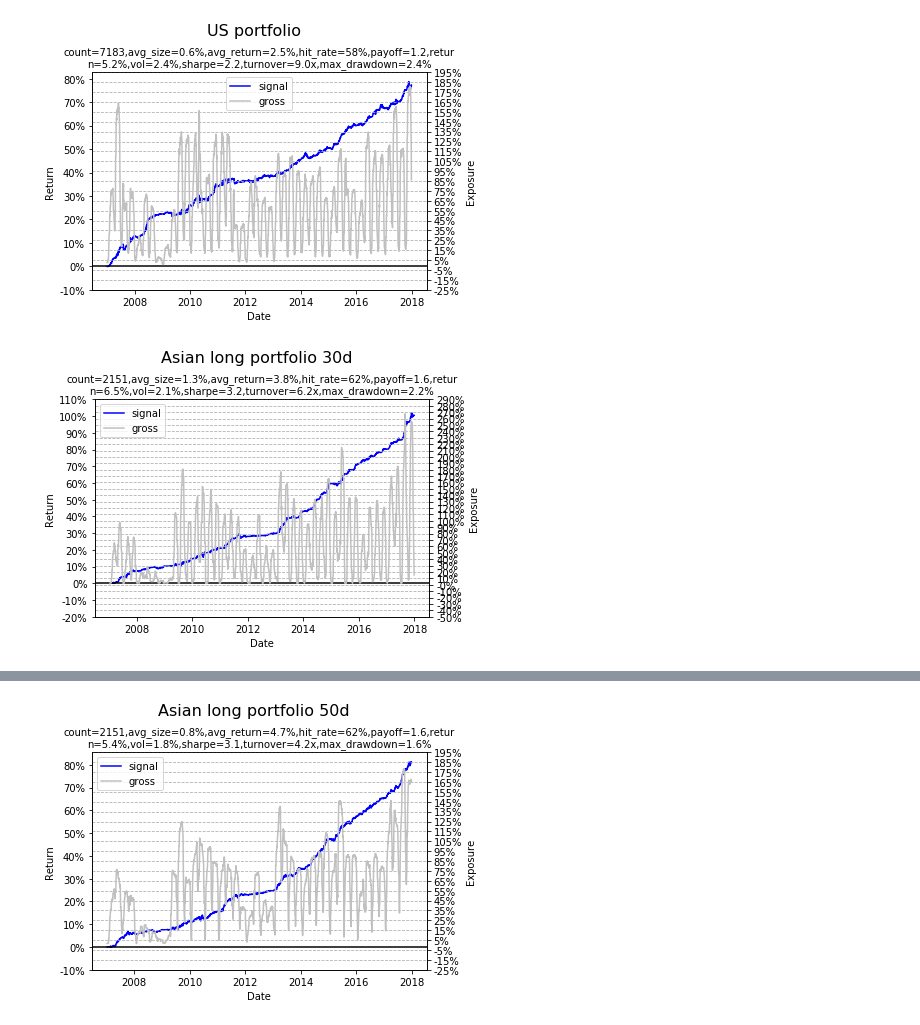
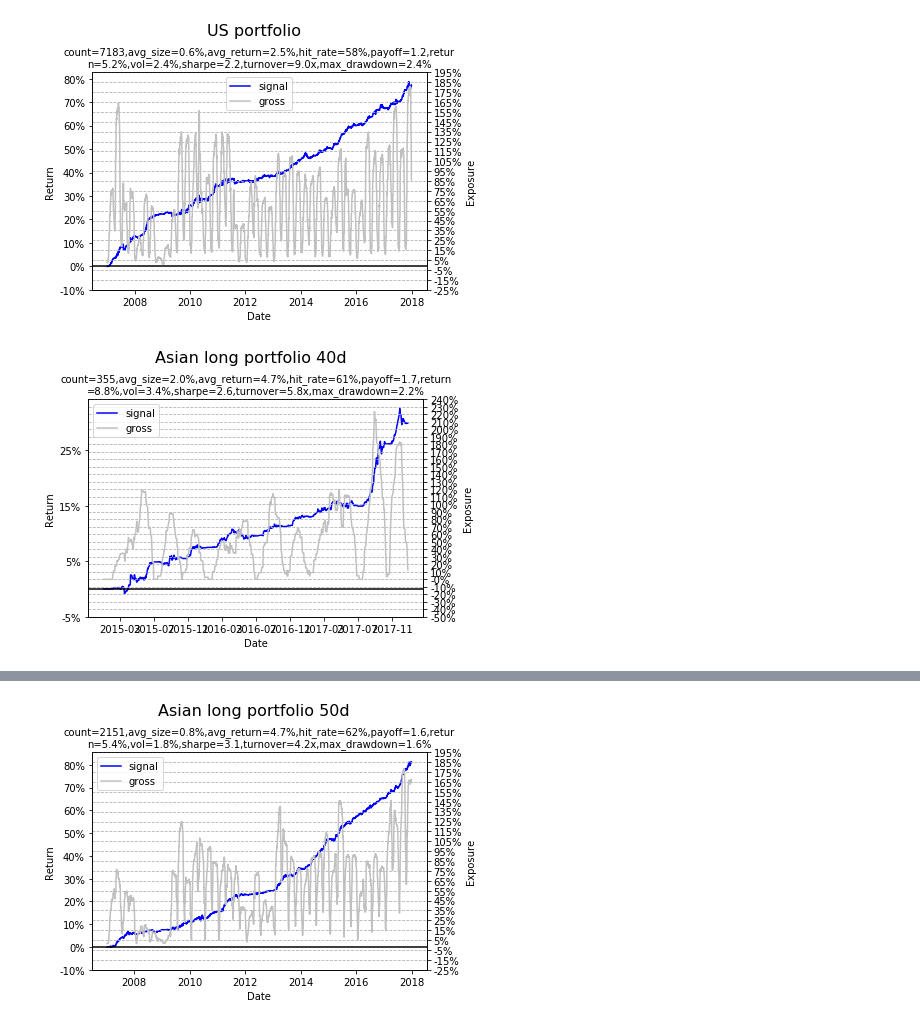
Before and after one commit to zliyclh/post_result, a Jupyter notebook: Signal 1.ipynb, the cells around one changed output, grey strips where cells are left out. Saved outputs shown, nothing was run; the diff lists cells and outputs as text; code cells hidden in the pictures.

```diff
--- a/Signal 1.ipynb
+++ b/Signal 1.ipynb
@@ -846,7 +850,7 @@ def signal1_dict_date(signal1_list,return_df,holding,earning,signal,entry):#if w
 # %%
 ## signal df function adjusted to the actual dates
 def signal1_df_date(date_df,return_for_signal,return_df,EAR_low,EAR_high,revision_df,revision_low,revision_high,open_ret,gap_low,gap_high,holding,earning,signal,entry):
-    signal1,signal1_next=signal1_formation(date_df,return_for_signal,entry,EAR_low,EAR_high,revision_df,revision_low,revision_high,open_ret,gap_low,gap_high)
+    signal1,signal1_next=signal1_formation(date_df,return_for_signal,1,EAR_low,EAR_high,revision_df,revision_low,revision_high,open_ret,gap_low,gap_high)
     signal1_list=signal1_stacking(signal1,signal1_next)
     signal1_dict=signal1_dict_date(signal1_list,return_df,holding,earning,signal,entry)
     return_list=[]
@@ -902,7 +921,8 @@ def signal1_account(signal_df,average_gross,capital,volume_df,date_df,liquidity_
     ind_return=(size_df.shift(1)*signal_df).cumsum().ffill().iloc[-1].dropna()
     stock_return=((signal_df+1).cumprod()-1).ffill().iloc[-1].dropna()
     turnover=np.abs(size_df.fillna(0.0).diff(1)).sum().sum()/(count.shape[0]/260)
-    return account_curve,mean_size,gross,ind_return,turnover,avg_holding,stock_return,size_df
+    cache=(count,size_row)
+    return account_curve,mean_size,gross,ind_return,turnover,avg_holding,stock_return,size_df,cache
 # %%
 # create dataframe tracking the pnl accumulation, add liquidity constraint
 def signal1_account_seasonal(signal_df,average_gross,capital,volume_df,date_df,liquidity_constraint):
@@ -1892,2 +1969,4 @@ signal1_abs_df_date_Asia1_40=signal1_df_date(data_dict_Asia['Date'],abs_return_A
 # %%
-Asian_long_test_40d=slice_universe(signal1_rel_df_date_Asia1_40,datetime(2015,1,1),datetime(2017,12,31))
+# target universe
+Asian_long_test_30d=slice_universe(signal1_rel_df_date_Asia1_30,datetime(2015,1,1),datetime(2017,12,31))
+Asian_short_test_20d=slice_universe(signal1_abs_df_date_Asia_short1_20,datetime(2015,1,1),datetime(2017,12,31))
@@ -1917,0 +1973,5 @@ signal1_abs_df_date_Asia1_60=signal1_df_date(data_dict_Asia['Date'],abs_return_A
+# %%
+# Live version
+signal_long_asia_test=Asian_long_test_30d.copy().T
+signal_long_asia_test["country"]=signal_long_asia_test.apply(lambda x: x.name[0][-2:],axis=1)
+signal_Asia_long=signal_long_asia_test[(signal_long_asia_test.country=='HK')|(signal_long_asia_test.country=='KS')|(signal_long_asia_test.country=='JT')|(signal_long_asia_test.country=='AU')|(signal_long_asia_test.country=='TT')].T.iloc[:-1]
@@ -1967,5 +2055,5 @@ global_area.plot.area(figsize=(8,5),title="Number of stocks",fontsize=10)
 # %%
-plot_account_curve(signal1_account(signal1_rel_df_date_Asia1_30,30,50,data_dict_Asia["Volume"],data_dict_Asia["Date"],0.1),
-                   "Date","Asian long portfolio 30d",[6,4])
+plot_account_curve(signal1_account(signal_Asia_long,30,50,data_dict_Asia["Volume"],data_dict_Asia["Date"],0.1),
+                   "Date","Asian long portfolio 40d",[6,4])
 # %% [output]
-[figure, old version]
+[figure, new version]
```
Also changed, not shown: parts of 57 cells of this notebook, 2 other files.
